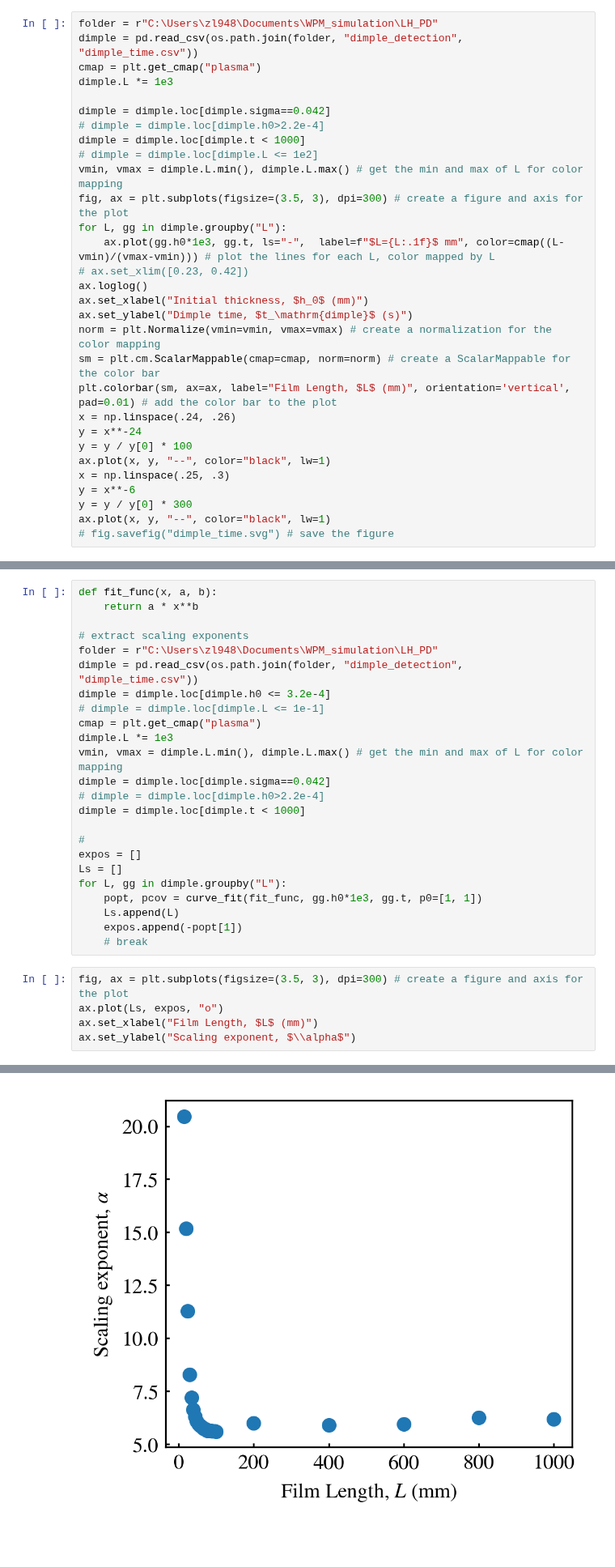
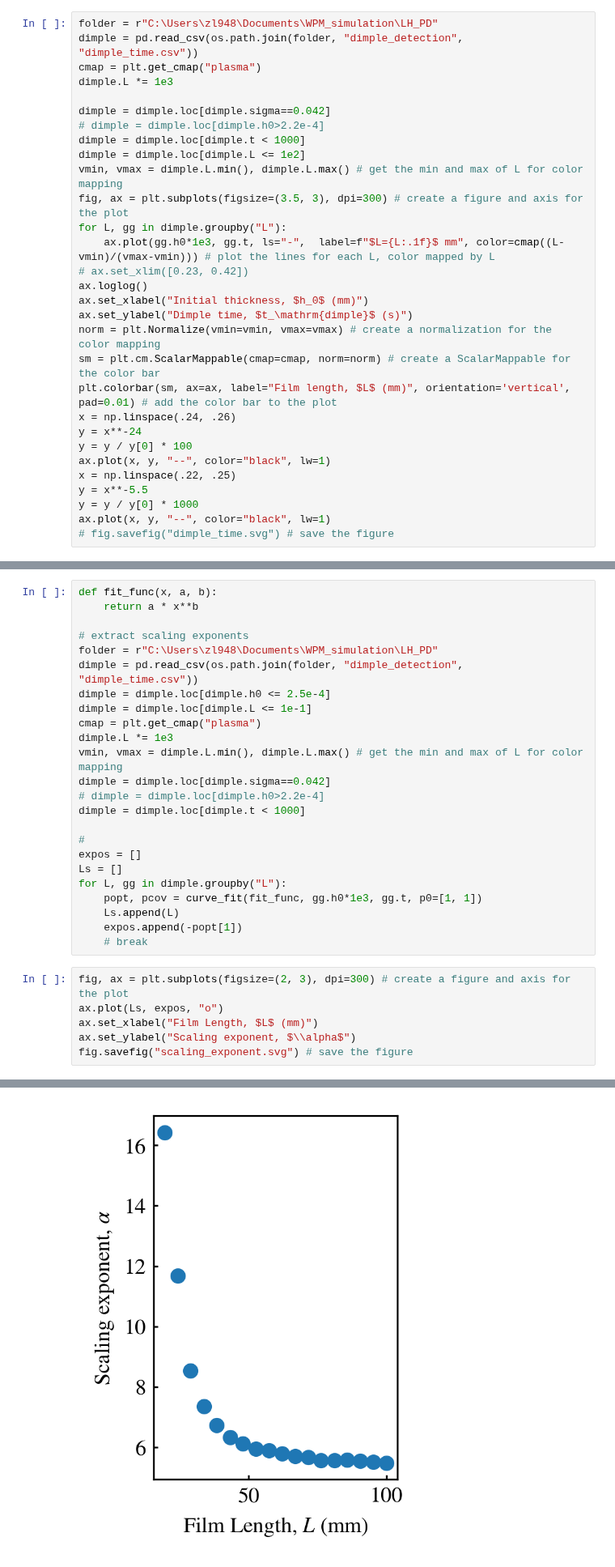
Before and after one commit to ZLoverty/WPM, a Jupyter notebook: Code/Simulation.ipynb, the cells around one changed output, grey strips where cells are left out. Shown at 81% size. Saved outputs shown, nothing was run; the diff lists cells and outputs as text; blank space fills up the shorter version.

Commit message:
simulation paper figures

```diff
--- a/Code/Simulation.ipynb
+++ b/Code/Simulation.ipynb
@@ -194,7 +194,7 @@ dimple.L *= 1e3
 dimple = dimple.loc[dimple.sigma==0.042]
 # dimple = dimple.loc[dimple.h0>2.2e-4]
 dimple = dimple.loc[dimple.t < 1000]
-# dimple = dimple.loc[dimple.L <= 1e2]
+dimple = dimple.loc[dimple.L <= 1e2]
 vmin, vmax = dimple.L.min(), dimple.L.max() # get the min and max of L for color mapping
 fig, ax = plt.subplots(figsize=(3.5, 3), dpi=300) # create a figure and axis for the plot
 for L, gg in dimple.groupby("L"):
@@ -205,14 +205,14 @@ ax.set_xlabel("Initial thickness, $h_0$ (mm)")
 ax.set_ylabel("Dimple time, $t_\mathrm{dimple}$ (s)")
 norm = plt.Normalize(vmin=vmin, vmax=vmax) # create a normalization for the color mapping
 sm = plt.cm.ScalarMappable(cmap=cmap, norm=norm) # create a ScalarMappable for the color bar
-plt.colorbar(sm, ax=ax, label="Film Length, $L$ (mm)", orientation='vertical', pad=0.01) # add the color bar to the plot
+plt.colorbar(sm, ax=ax, label="Film length, $L$ (mm)", orientation='vertical', pad=0.01) # add the color bar to the plot
 x = np.linspace(.24, .26)
 y = x**-24
 y = y / y[0] * 100
 ax.plot(x, y, "--", color="black", lw=1)
-x = np.linspace(.25, .3)
-y = x**-6
-y = y / y[0] * 300
+x = np.linspace(.22, .25)
+y = x**-5.5
+y = y / y[0] * 1000
 ax.plot(x, y, "--", color="black", lw=1)
 # fig.savefig("dimple_time.svg") # save the figure
 # %% [output]
@@ -225,8 +225,8 @@ def fit_func(x, a, b):
 # extract scaling exponents
 folder = r"C:\Users\zl948\Documents\WPM_simulation\LH_PD"
 dimple = pd.read_csv(os.path.join(folder, "dimple_detection", "dimple_time.csv"))
-dimple = dimple.loc[dimple.h0 <= 3.2e-4]
-# dimple = dimple.loc[dimple.L <= 1e-1]
+dimple = dimple.loc[dimple.h0 <= 2.5e-4]
+dimple = dimple.loc[dimple.L <= 1e-1]
 cmap = plt.get_cmap("plasma")
 dimple.L *= 1e3
 vmin, vmax = dimple.L.min(), dimple.L.max() # get the min and max of L for color mapping
@@ -243,8 +243,9 @@ for L, gg in dimple.groupby("L"):
     expos.append(-popt[1])
     # break
 # %%
-fig, ax = plt.subplots(figsize=(3.5, 3), dpi=300) # create a figure and axis for the plot
+fig, ax = plt.subplots(figsize=(2, 3), dpi=300) # create a figure and axis for the plot
 ax.plot(Ls, expos, "o")
 ax.set_xlabel("Film Length, $L$ (mm)")
 ax.set_ylabel("Scaling exponent, $\\alpha$")
+fig.savefig("scaling_exponent.svg") # save the figure
 # %% [output]
@@ -252,4 +252,4 @@ Text(0, 0.5, 'Scaling exponent, $\\alpha$')
-[figure, old version]
+[figure, new version]
 # %%
 expos
 # %% [output]
```
Also changed, not shown: parts of 26 cells of this notebook.
